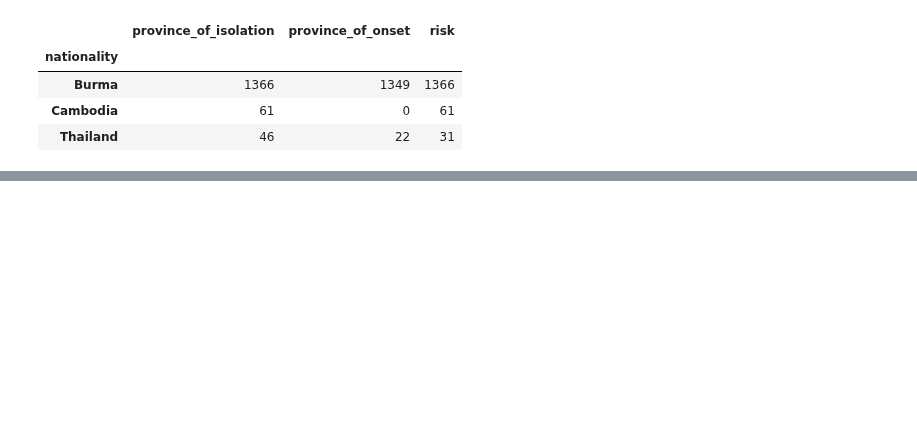
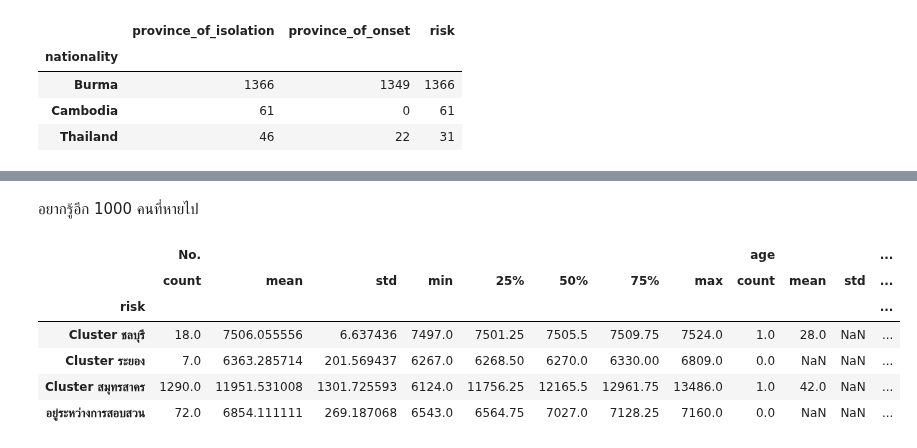
Before and after one commit to Kggzzz/data_viz, a Jupyter notebook: Pandas102.ipynb, the cells around one changed output, grey strips where cells are left out. Cells and saved outputs as stored; diff of their text form; code cells hidden in the pictures; blank space fills up the shorter version.

```diff
--- a/Pandas102.ipynb
+++ b/Pandas102.ipynb
@@ -382,0 +467,13 @@ New_dataCo.groupby('nationality').count()
+# %% [markdown]
+อยากรู้อีก 1000 คนที่หายไป
+# %%
+missing_sex_no_burma = missing_sex[missing_sex['nationality']!='Burma']
+missing_sex_no_burma.groupby('risk').describe().head()
+# %% [output]
+|  | No. |  |  |  |  |  |  |  | age |  |  | ... |
+|  | count | mean | std | min | 25% | 50% | 75% | max | count | mean | std | ... |
+| risk |  |  |  |  |  |  |  |  |  |  |  | ... |
+| Cluster ชลบุรี | 18.0 | 7506.055556 | 6.637436 | 7497.0 | 7501.25 | 7505.5 | 7509.75 | 7524.0 | 1.0 | 28.0 | NaN | ... |
+| Cluster ระยอง | 7.0 | 6363.285714 | 201.569437 | 6267.0 | 6268.50 | 6270.0 | 6330.00 | 6809.0 | 0.0 | NaN | NaN | ... |
+| Cluster สมุทรสาคร | 1290.0 | 11951.531008 | 1301.725593 | 6124.0 | 11756.25 | 12165.5 | 12961.75 | 13486.0 | 1.0 | 42.0 | NaN | ... |
+| อยู่ระหว่างการสอบสวน | 72.0 | 6854.111111 | 269.187068 | 6543.0 | 6564.75 | 7027.0 | 7128.25 | 7160.0 | 0.0 | NaN | NaN | ... |
```
Also changed, not shown: parts of 30 cells of this notebook.
